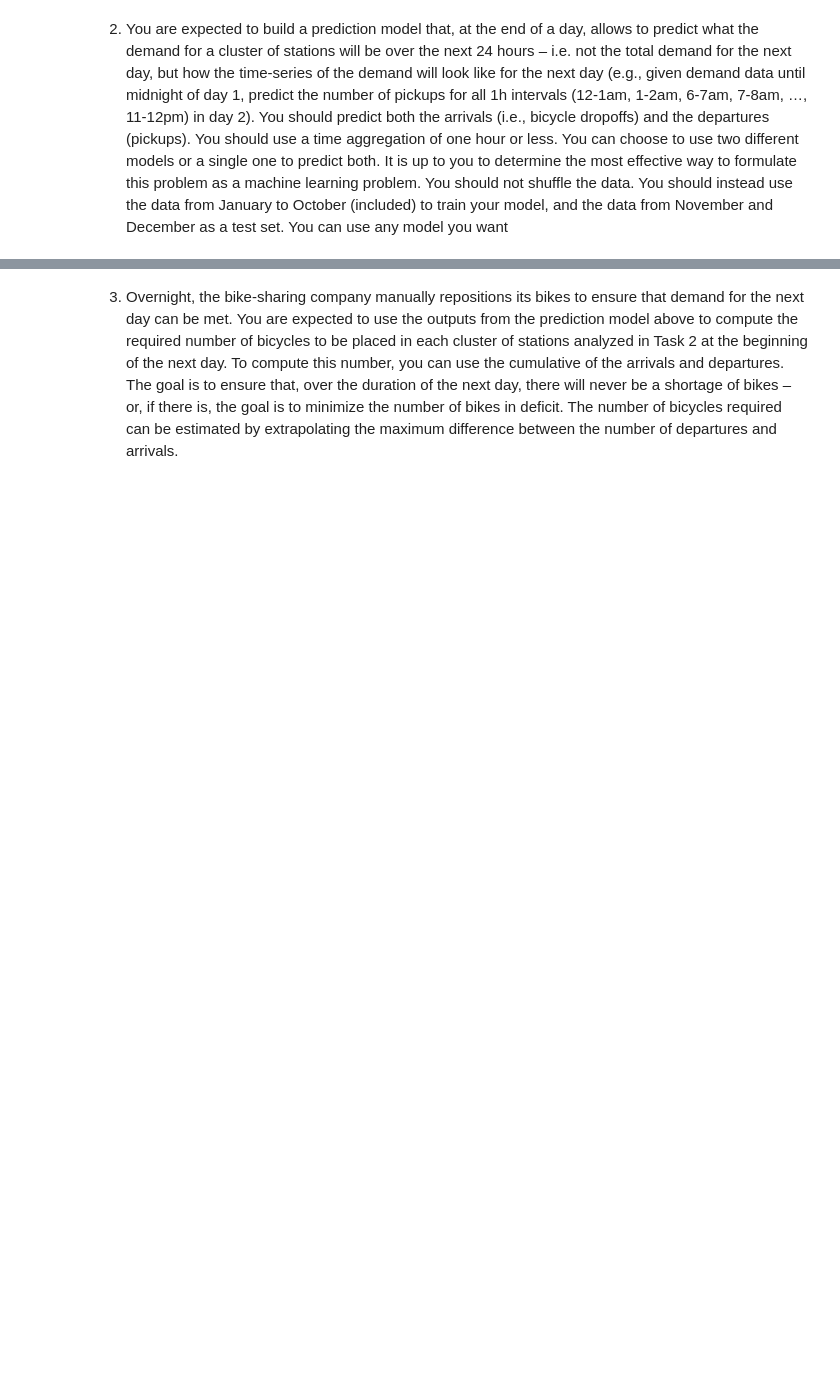
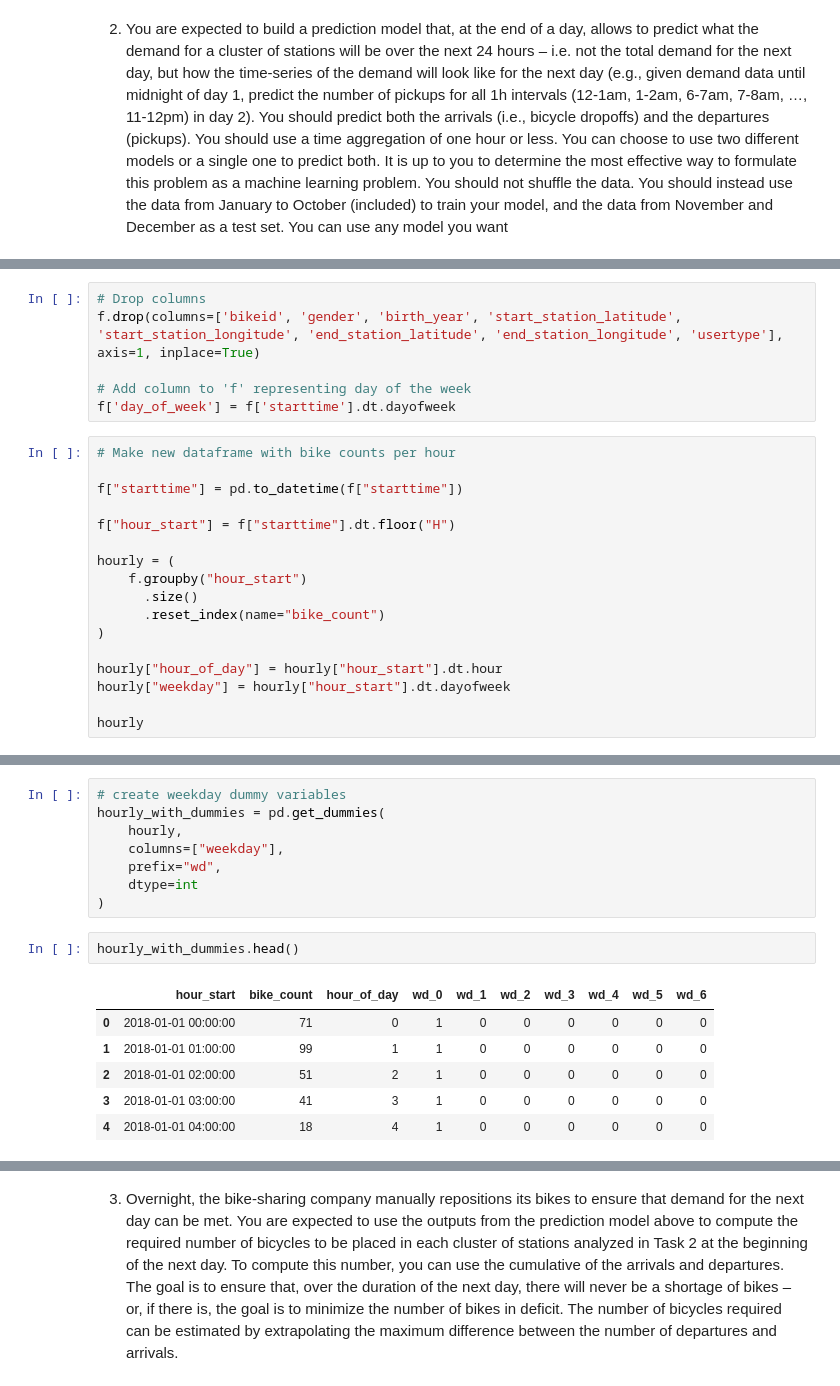
Before and after one commit to bodvarsdottirkristin/ba-group-37, a Jupyter notebook: notebooks/prediction_challenge.ipynb, the cells around one changed output, grey strips where cells are left out. Cells and saved outputs as stored; diff of their text form; blank space fills up the shorter version.

```diff
--- a/notebooks/prediction_challenge.ipynb
+++ b/notebooks/prediction_challenge.ipynb
@@ -320,0 +290,23 @@ TypeError: float() argument must be a string or a real number, not 'Timestamp'
+# %%
+# Drop columns
+f.drop(columns=['bikeid', 'gender', 'birth_year', 'start_station_latitude', 'start_station_longitude', 'end_station_latitude', 'end_station_longitude', 'usertype'], axis=1, inplace=True)
+
+# Add column to 'f' representing day of the week
+f['day_of_week'] = f['starttime'].dt.dayofweek
+# %%
+# Make new dataframe with bike counts per hour
+
+f["starttime"] = pd.to_datetime(f["starttime"])
+
+f["hour_start"] = f["starttime"].dt.floor("H")
+
+hourly = (
+    f.groupby("hour_start")
+      .size()
+      .reset_index(name="bike_count")
+)
+
+hourly["hour_of_day"] = hourly["hour_start"].dt.hour
+hourly["weekday"] = hourly["hour_start"].dt.dayofweek
+
+hourly
@@ -320,0 +327,17 @@ TypeError: float() argument must be a string or a real number, not 'Timestamp'
+# %%
+# create weekday dummy variables
+hourly_with_dummies = pd.get_dummies(
+    hourly,
+    columns=["weekday"],
+    prefix="wd",
+    dtype=int
+)
+# %%
+hourly_with_dummies.head()
+# %% [output]
+|  | hour_start | bike_count | hour_of_day | wd_0 | wd_1 | wd_2 | wd_3 | wd_4 | wd_5 | wd_6 |
+| 0 | 2018-01-01 00:00:00 | 71 | 0 | 1 | 0 | 0 | 0 | 0 | 0 | 0 |
+| 1 | 2018-01-01 01:00:00 | 99 | 1 | 1 | 0 | 0 | 0 | 0 | 0 | 0 |
+| 2 | 2018-01-01 02:00:00 | 51 | 2 | 1 | 0 | 0 | 0 | 0 | 0 | 0 |
+| 3 | 2018-01-01 03:00:00 | 41 | 3 | 1 | 0 | 0 | 0 | 0 | 0 | 0 |
+| 4 | 2018-01-01 04:00:00 | 18 | 4 | 1 | 0 | 0 | 0 | 0 | 0 | 0 |
```
Also changed, not shown: parts of 18 cells of this notebook, 1 other file.
